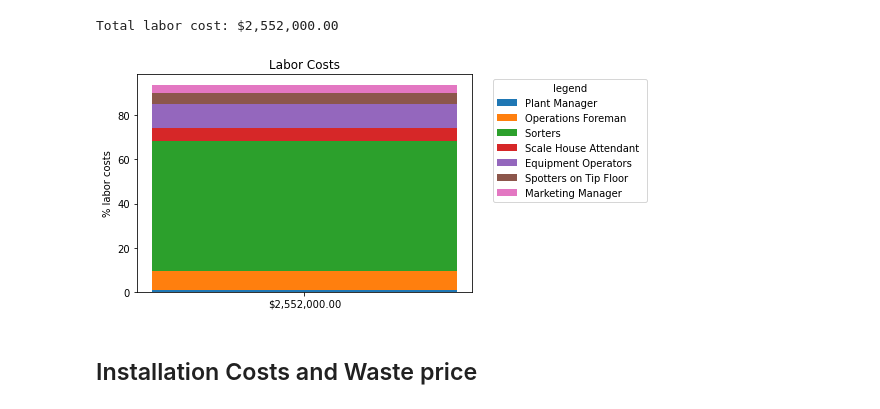
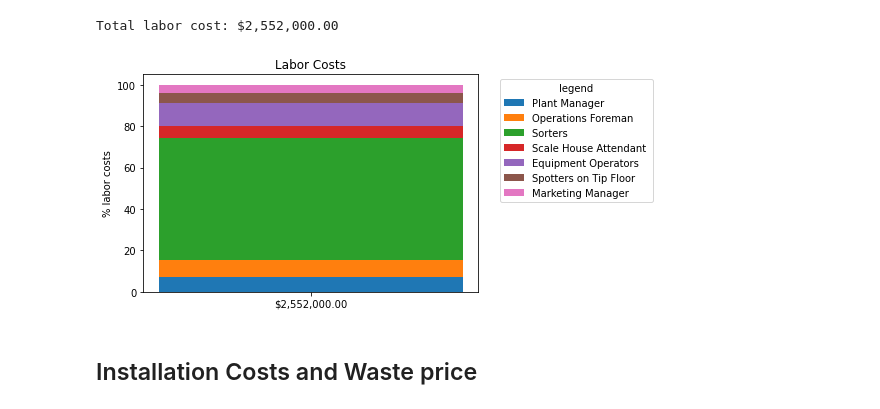
Before and after one commit to markjet7/mrf_economics, a Jupyter notebook: MRF Economics Sep 7.ipynb, the cells around one changed output. Saved outputs shown, nothing was run; the diff lists cells and outputs as text; code cells hidden in the pictures.

```diff
--- a/MRF Economics Sep 7.ipynb
+++ b/MRF Economics Sep 7.ipynb
@@ -132,25 +132,25 @@ Total labor cost: $2,552,000.00
 # %%
 labels= []
 labor_cost = []
 for i in range(len(personnel)):
     labels.append(personnel[i][0])
     lab = personnel[i][1] *  personnel[i][2] *  personnel[i][3] /2552000 * 100
     labor_cost.append(lab)
 
 fig,ax = plt.subplots()
 ax.bar("$2,552,000.00",labor_cost[0],label=labels[0],width = 0.35 )
-bot = installed_cost[0]
+bot = labor_cost[0]
 for item in range(0,6):
     ax.bar("$2,552,000.00",labor_cost[item+1],label=labels[item+1],width = 0.35,bottom =bot )
     bot = bot + labor_cost[item+1]
 
 ax.set_ylabel('% labor costs')
 ax.set_title('Labor Costs')
 ax.legend( title='legend', bbox_to_anchor=(1.05, 1), loc='upper left')
 
 plt.show()
 # %% [output]
-[figure, old version]
+[figure, new version]
 # %% [markdown]
 ## Installation Costs and Waste price
 # %% [markdown]
```
Also changed, not shown: parts of 5 cells of this notebook.
